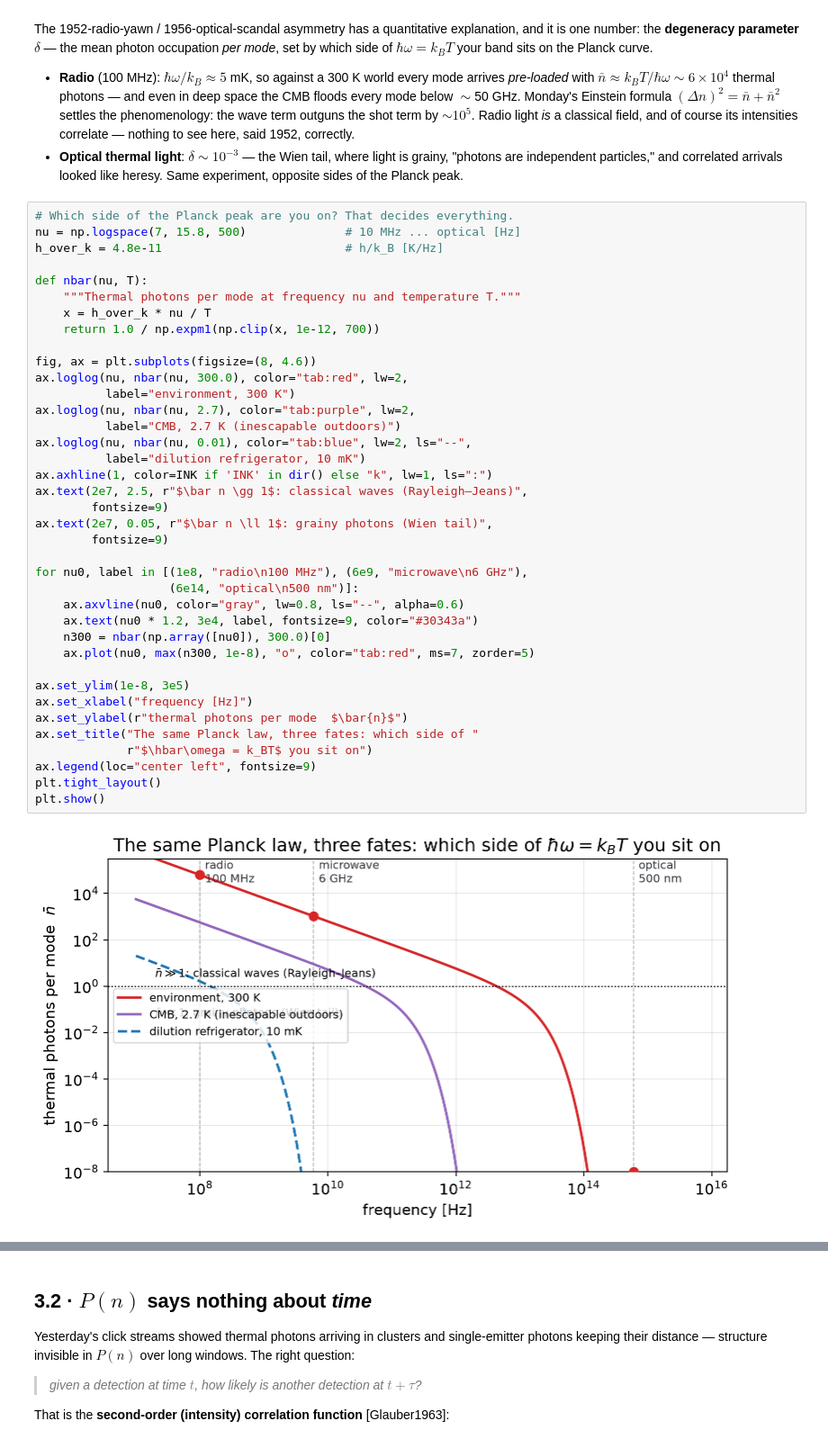
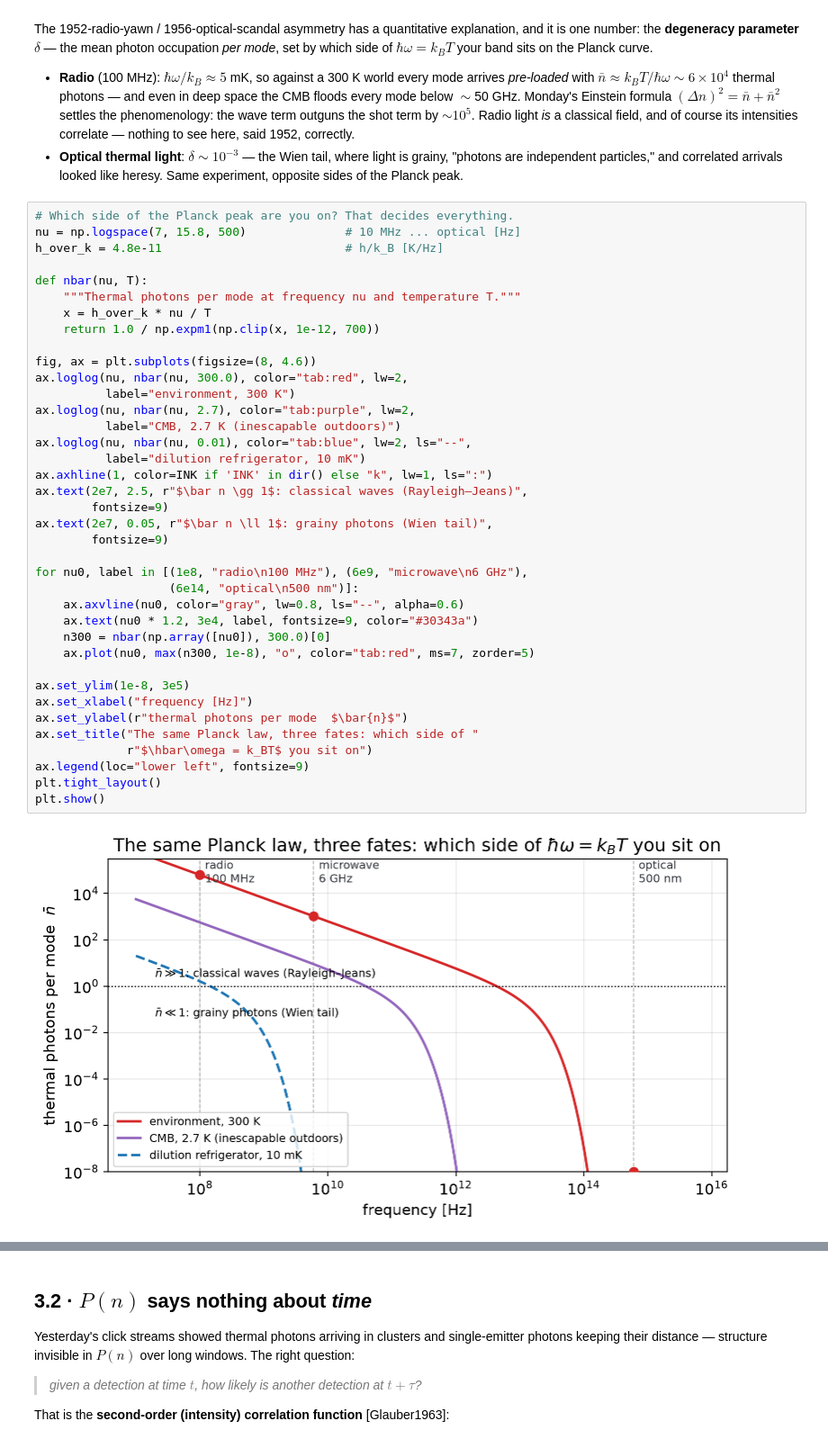
Before and after one commit to CodeJVG/CountingPhotons, a Jupyter notebook: lectures/03_Correlations_Generation_Detection.ipynb, the cells around one changed output, grey strips where cells are left out. Shown at 90% size. Saved outputs shown, nothing was run; the diff lists cells and outputs as text.

```diff
--- a/lectures/03_Correlations_Generation_Detection.ipynb
+++ b/lectures/03_Correlations_Generation_Detection.ipynb
@@ -90,35 +90,35 @@ def nbar(nu, T):
     return 1.0 / np.expm1(np.clip(x, 1e-12, 700))
 
 fig, ax = plt.subplots(figsize=(8, 4.6))
 ax.loglog(nu, nbar(nu, 300.0), color="tab:red", lw=2,
           label="environment, 300 K")
 ax.loglog(nu, nbar(nu, 2.7), color="tab:purple", lw=2,
           label="CMB, 2.7 K (inescapable outdoors)")
 ax.loglog(nu, nbar(nu, 0.01), color="tab:blue", lw=2, ls="--",
           label="dilution refrigerator, 10 mK")
 ax.axhline(1, color=INK if 'INK' in dir() else "k", lw=1, ls=":")
 ax.text(2e7, 2.5, r"$\bar n \gg 1$: classical waves (Rayleigh–Jeans)",
         fontsize=9)
 ax.text(2e7, 0.05, r"$\bar n \ll 1$: grainy photons (Wien tail)",
         fontsize=9)
 
 for nu0, label in [(1e8, "radio\n100 MHz"), (6e9, "microwave\n6 GHz"),
                    (6e14, "optical\n500 nm")]:
     ax.axvline(nu0, color="gray", lw=0.8, ls="--", alpha=0.6)
     ax.text(nu0 * 1.2, 3e4, label, fontsize=9, color="#30343a")
     n300 = nbar(np.array([nu0]), 300.0)[0]
     ax.plot(nu0, max(n300, 1e-8), "o", color="tab:red", ms=7, zorder=5)
 
 ax.set_ylim(1e-8, 3e5)
 ax.set_xlabel("frequency [Hz]")
 ax.set_ylabel(r"thermal photons per mode  $\bar{n}$")
 ax.set_title("The same Planck law, three fates: which side of "
              r"$\hbar\omega = k_BT$ you sit on")
-ax.legend(loc="center left", fontsize=9)
+ax.legend(loc="lower left", fontsize=9)
 plt.tight_layout()
 plt.show()
 # %% [output]
-[figure, old version]
+[figure, new version]
 # %% [markdown]
 The whole story as one table (occupations $\bar n = 1/(e^{\hbar\omega/k_BT}-1)$):
 
```
Also changed, not shown: parts of 1 cell of this notebook, 3 other files.
